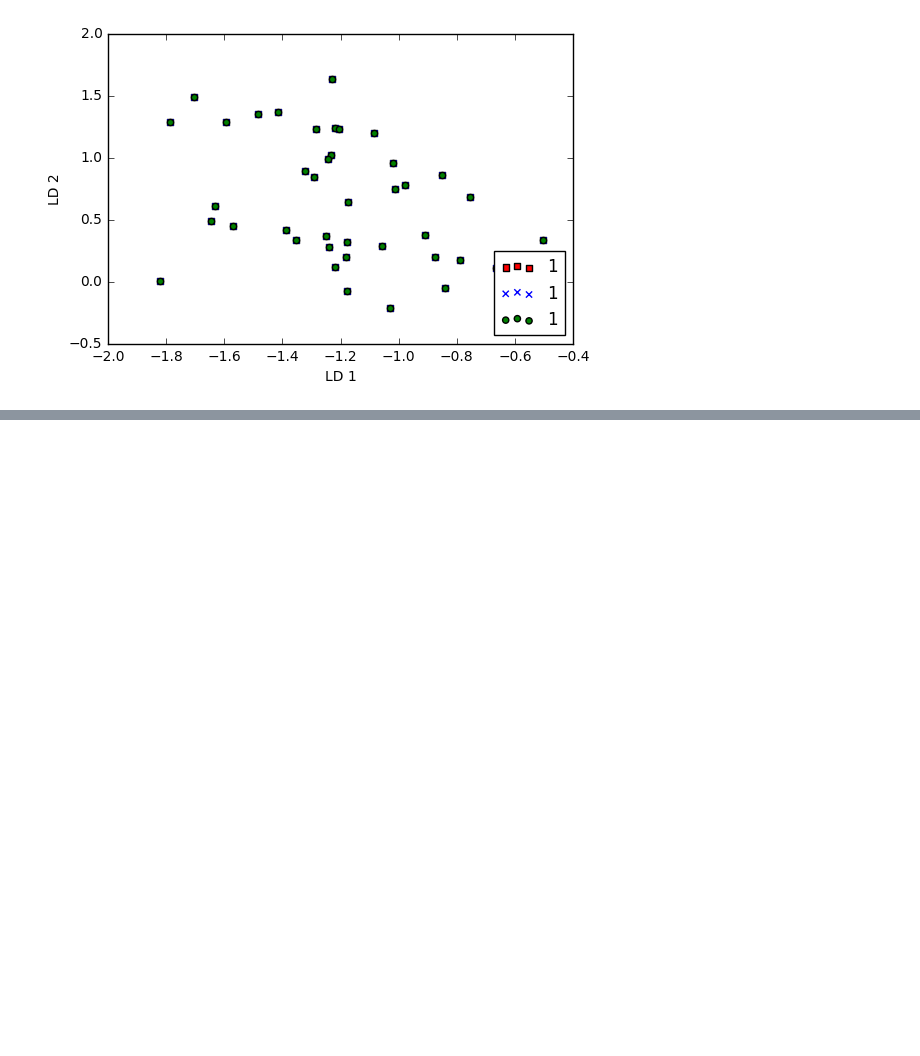
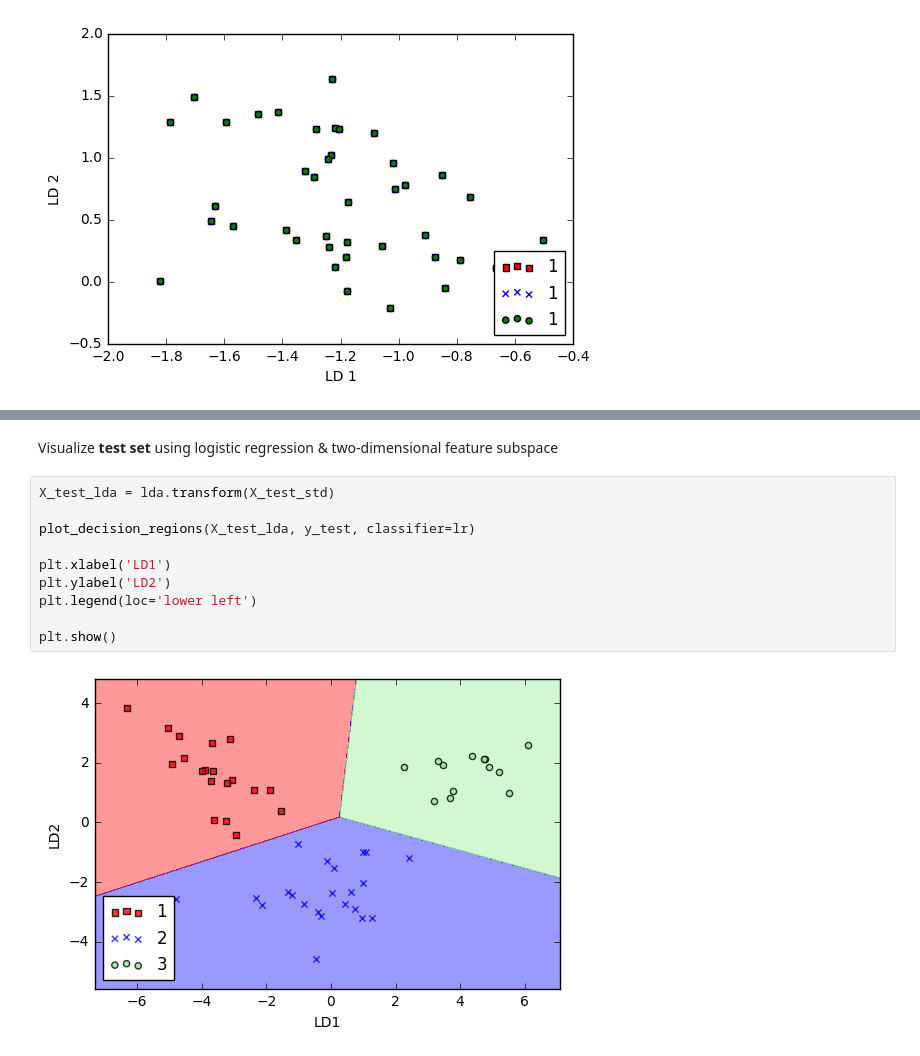
Before and after one commit to jaysonfrancis/machinelearning, a Jupyter notebook: src/lda.ipynb, the cells around one changed output, grey strips where cells are left out. Cells and saved outputs as stored; diff of their text form; blank space fills up the shorter version.

```diff
--- a/src/lda.ipynb
+++ b/src/lda.ipynb
@@ -202,0 +264,14 @@ plt.show()
+# %% [markdown]
+Visualize **test set** using logistic regression & two-dimensional feature subspace
+# %%
+X_test_lda = lda.transform(X_test_std)
+
+plot_decision_regions(X_test_lda, y_test, classifier=lr)
+
+plt.xlabel('LD1')
+plt.ylabel('LD2')
+plt.legend(loc='lower left')
+
+plt.show()
+# %% [output]
+[figure, added]
```
Also changed, not shown: parts of 6 cells of this notebook, 4 other files.
